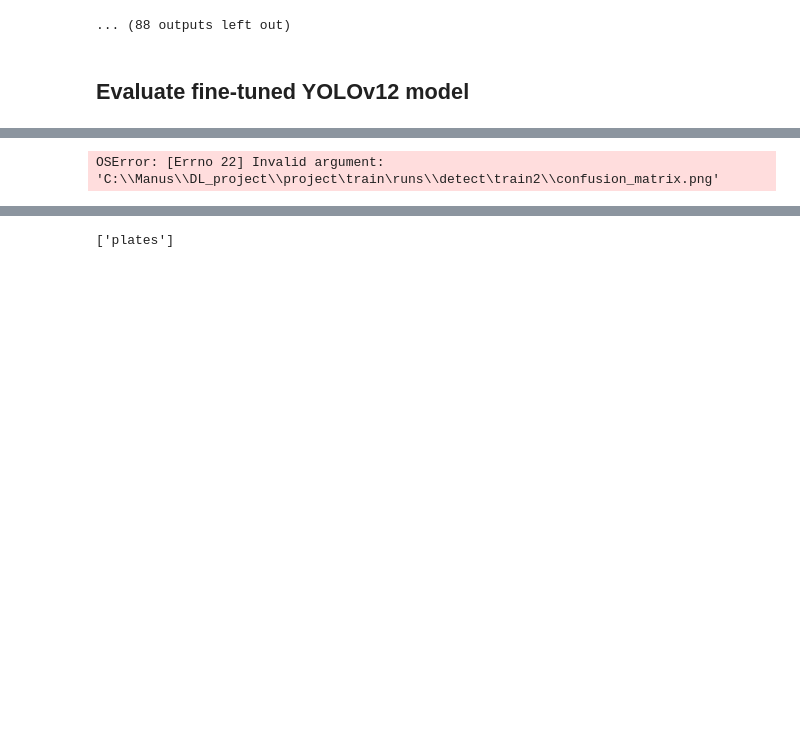
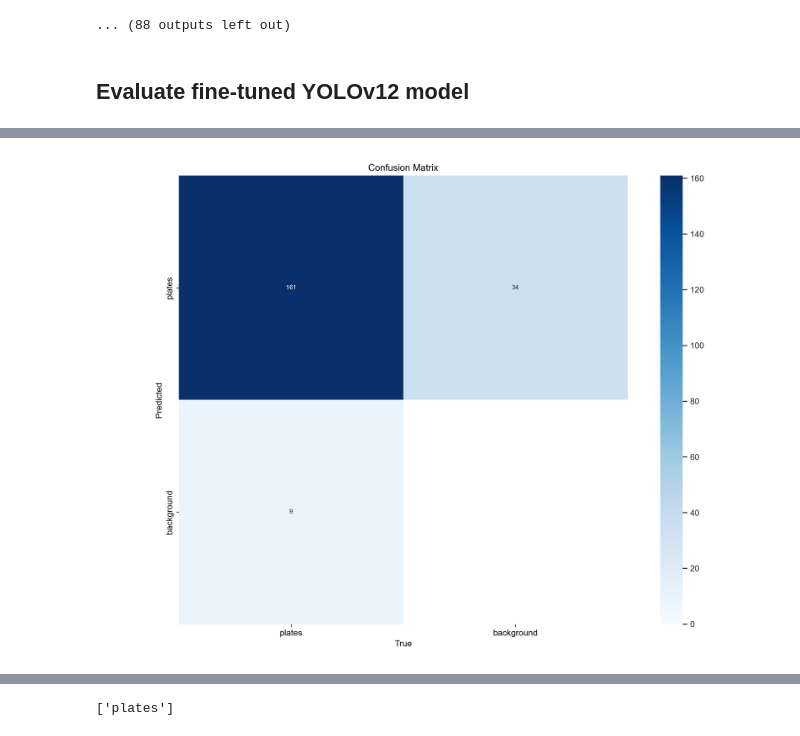
Before and after one commit to Alikato-145/DL_project, a Jupyter notebook: project/train_model/train_model.ipynb, the cells around one changed output, grey strips where cells are left out. Drawn from its saved outputs; the diff is of its cells as text; code cells hidden in the pictures; blank space fills up the shorter version.

```diff
--- a/project/train_model/train_model.ipynb
+++ b/project/train_model/train_model.ipynb
@@ -213,5 +213,5 @@ Starting training for 300 epochs...
 # %%
 from IPython.display import Image
 # %%
-Image(filename='C:\Manus\DL_project\project\train\runs\detect\train2\confusion_matrix.png', width=1000)
+Image(filename=f"{HOME}\\train_model\\runs\\detect\\train\\confusion_matrix.png", width=1000)
 # %% [output]
@@ -222,2 +218,2 @@ SyntaxWarning: invalid escape sequence '\M'
-OSError: [Errno 22] Invalid argument: 'C:\\Manus\\DL_project\\project\train\runs\\detect\train2\\confusion_matrix.png'
+[figure, added]
 # %%
```
Also changed, not shown: parts of 9 cells of this notebook, 1 other file.
